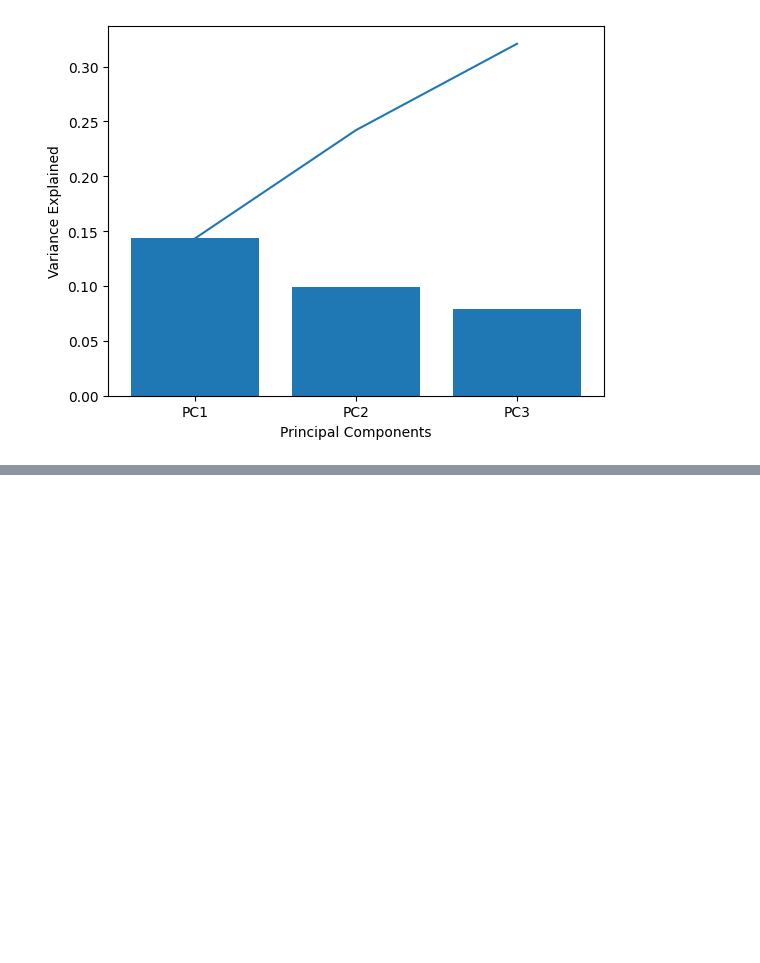
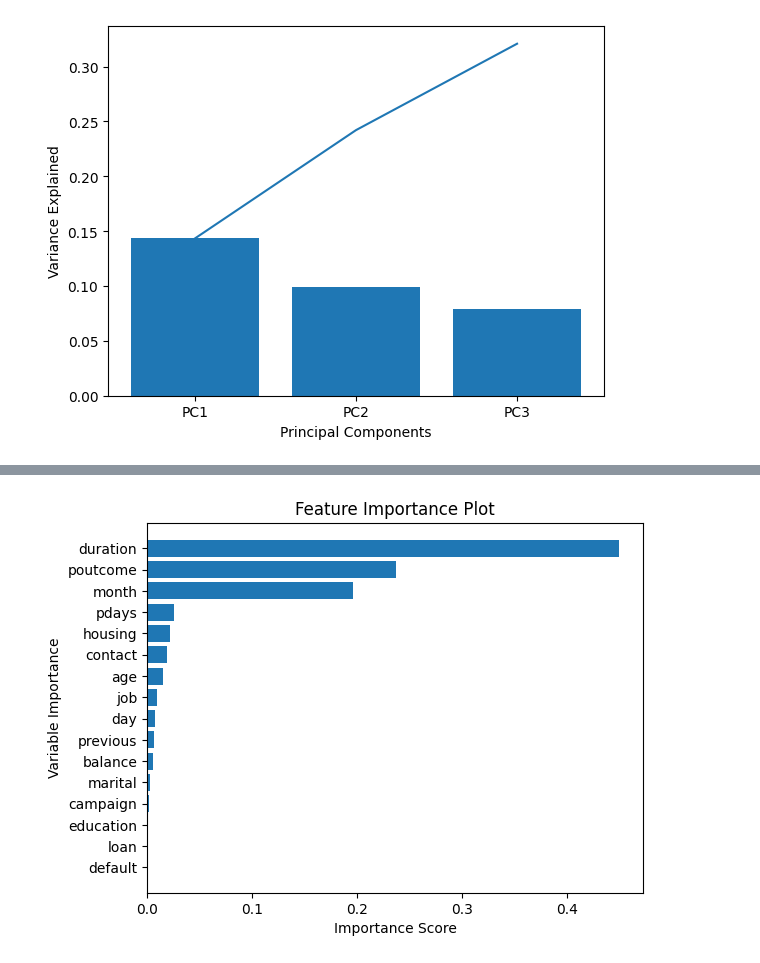
Before and after one commit to ankesh86/PySparkNotebooks, a Jupyter notebook: EDAStepsOfHousingDataset.ipynb, the cells around one changed output, grey strips where cells are left out. Cells and saved outputs as stored; diff of their text form; code cells hidden in the pictures; blank space fills up the shorter version.

```diff
--- a/EDAStepsOfHousingDataset.ipynb
+++ b/EDAStepsOfHousingDataset.ipynb
@@ -613,0 +899,18 @@ plt.plot(x, z)
+# %%
+import matplotlib.pyplot as plt
+import pandas as pd
+
+# Convert the Spark DataFrame to a pandas DataFrame
+features_importance_pd = features_importance_df.toPandas()
+
+# Sort the pandas DataFrame by 'importance' in ascending order for better plotting
+features_importance_pd.sort_values("importance", ascending=True, inplace=True)
+
+# Create the bar plot
+plt.barh(features_importance_pd['name'], features_importance_pd['importance'])
+plt.title("Feature Importance Plot")
+plt.xlabel("Importance Score")
+plt.ylabel("Variable Importance")
+plt.show()
+# %% [output]
+[figure, added]
```
Also changed, not shown: parts of 21 cells of this notebook.
